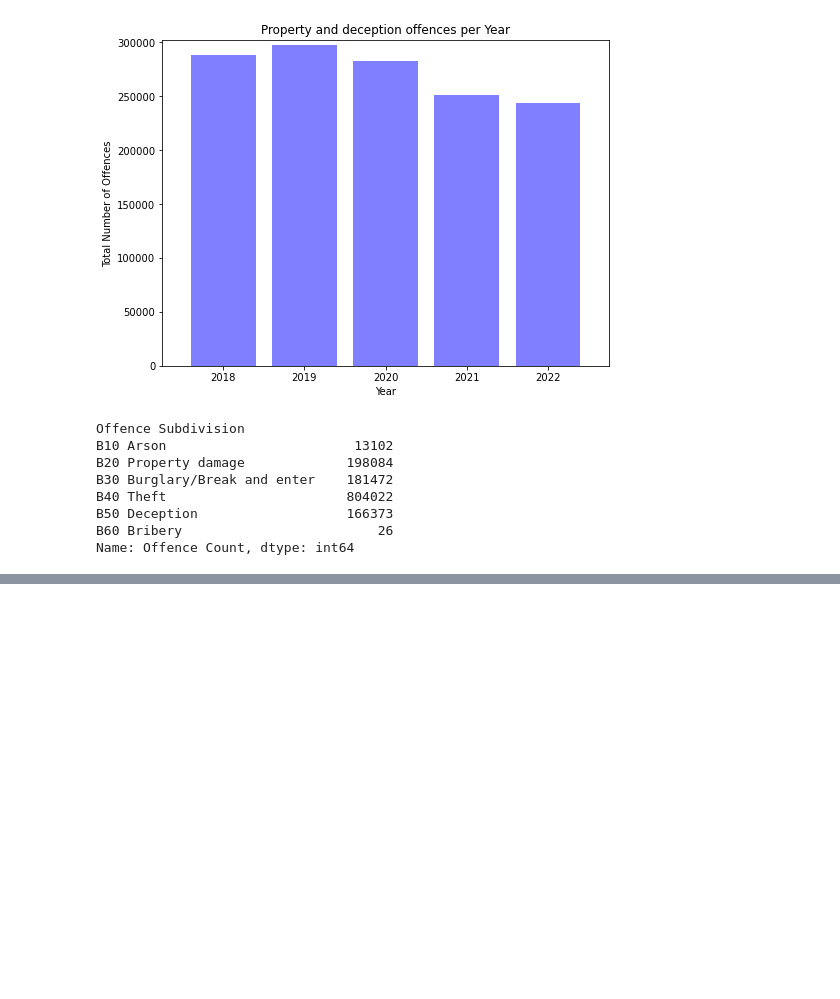
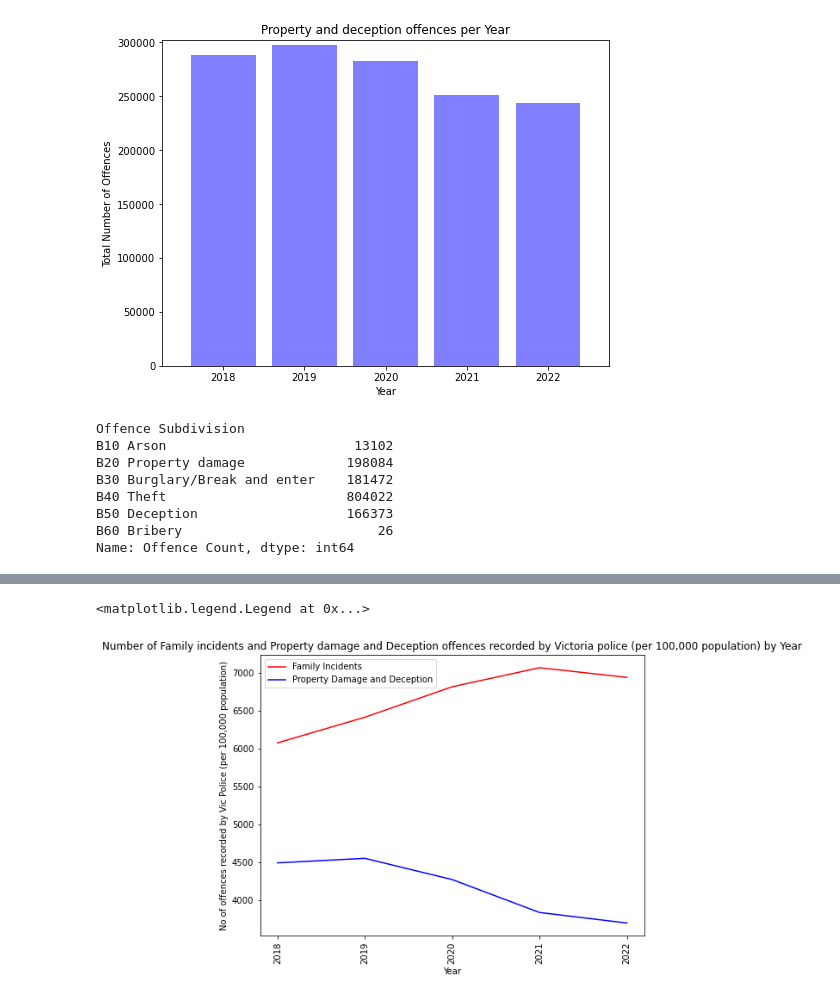
Before and after one commit to LKDSOUZA/Project-1, a Jupyter notebook: Untitled.ipynb, the cells around one changed output, grey strips where cells are left out. Saved outputs shown, nothing was run; the diff lists cells and outputs as text; code cells hidden in the pictures; blank space fills up the shorter version.

```diff
--- a/Untitled.ipynb
+++ b/Untitled.ipynb
@@ -3,6 +4,8 @@ import pandas as pd
 import matplotlib.pyplot as plt
 import numpy as np
 # %%
+# exporting data from crimestatistics.vic.gov.au
+fam_incidents2 = pd.read_excel("Resourses/Data_Tables_Family_Incidents_Visualisation_Year_Ending_September_2022.xlsx","Table 01")
 crime_record = pd.read_excel("Resourses/Crime_data.xlsx","Table 01")
 crime_record
 # %% [output]
@@ -100,0 +104,26 @@ plt.show()
+# %%
+#Get the total of rate per population for each year
+#Family incidents
+Rate_per_pop_fam=fam_incidents2.groupby(["Year"]).sum()["Rate per 100,000 population"]
+
+#property damages and deception
+Rate_per_pop_prop=clean_df.groupby(["Year"]).sum()["Rate per 100,000 population"]
+
+#Create a bar chart to display the number of family incidents per 100,000 population against the year.
+x_axis = np.arange(len(Rate_per_pop_fam))
+tick_locations = [value for value in x_axis]
+
+plt.figure(figsize=(8,6))
+plt.plot(x_axis,Rate_per_pop_fam, color = 'r', label = "Family Incidents")
+
+#Neha to uncomment below line after added data into Rate_per_pop_prop series
+plt.plot(x_axis,Rate_per_pop_prop, color = 'b', label = "Property Damage and Deception")
+
+plt.xticks(tick_locations, ["2018", "2019", "2020", "2021", "2022"], rotation="vertical")
+plt.xlabel("Year")
+plt.ylabel("No of offences recorded by Vic Police (per 100,000 population)")
+plt.title("Number of Family incidents and Property damage and Deception offences recorded by Victoria police (per 100,000 population) by Year")
+plt.legend()
+# %% [output]
+<matplotlib.legend.Legend at 0x...>
+[figure, added]
```
Also changed, not shown: parts of 8 cells of this notebook, 5 other files.
